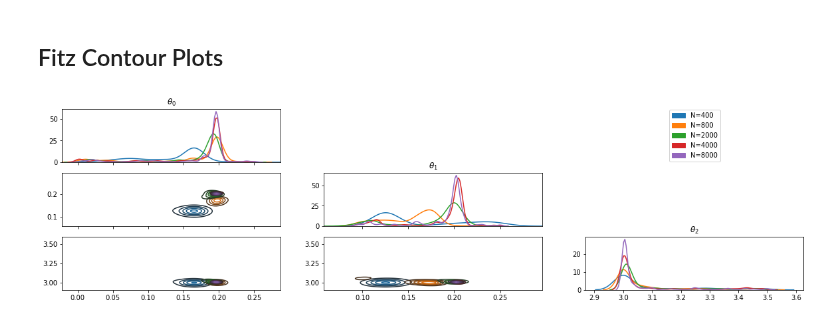
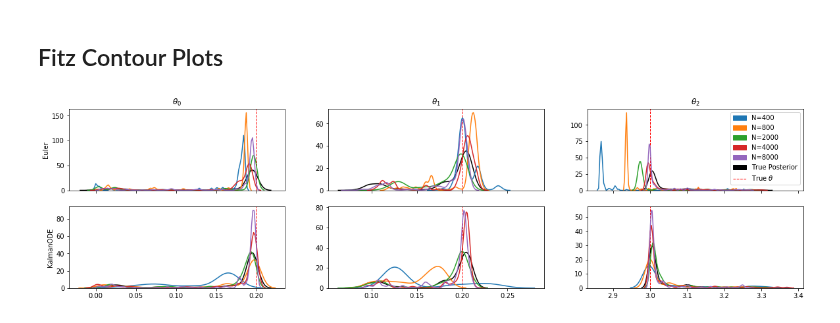
Before and after one commit to mlysy/rodeo-legacy, a Jupyter notebook: cython/KalmanODE.ipynb, the cells around one changed output. Drawn from its saved outputs; the diff is of its cells as text; code cells hidden in the pictures.

Commit message:
Updated graph

```diff
--- a/cython/KalmanODE.ipynb
+++ b/cython/KalmanODE.ipynb
@@ -269,6 +284,19 @@ h = np.array([.1, .05, .02, .01, .005])
 n_h = len(h)
 h_eval = 40/h # Step size
 h_eval = h_eval.astype(int)
+# %%
+theta0 = np.array([.25, .25, 3.5])
+theta_true = np.array([.2, .2, 3.])
+n_theta = len(theta0)
+theta_sd = np.ones(n_theta) # lognormal theta variance
+rwsd = np.array([.01, .01, .01])
+n_samples = 500
+n_eval = 400
+start_ind = 10
+fitz_ode_theta = np.zeros((n_samples, n_theta))
+fitz = Fitz(n_state1, n_state2, n_state, n_meas)
+fitz_ode_theta = fitz.mwg_ode(n_samples, Y_t, start_ind, tmin, tmax, n_eval, w_mat, x0[0], theta0,
+                             theta_true, theta_sd, gamma, rwsd)
 # %%
 theta0 = np.array([.25, .25, 3.5])
 theta_true = np.array([.2, .2, 3.])
@@ -284,8 +312,10 @@ for i in range(3,4):
                      theta_true, theta_sd, gamma, tau, sigma, rwsd, 1)
     fitz_theta[i] = Theta
 # %%
-theta0 = np.array([.1, .1, 2.5])
+theta0 = np.array([.25, .25, 3.5])
 theta_true = np.array([.2, .2, 3.])
+n_theta = len(theta0)
+theta_sd = np.ones(n_theta) # lognormal theta variance
 rwsd = np.array([.01, .01, .01])
 n_samples = 500
 fitz_det_theta = np.zeros((n_h, n_samples, n_theta))
@@ -295,6 +325,6 @@ for i in range(n_h):
                              theta_true, theta_sd, gamma, rwsd)
     fitz_det_theta[i] = Theta_det
 # %%
-theta_plot(fitz_theta, h_eval, 5, True)
+theta_plot(fitz_det_theta, fitz_theta, fitz_ode_theta, theta_true, h_eval)
 # %% [output]
-[figure, old version]
+[figure, new version]
```
Also changed, not shown: parts of 6 cells of this notebook, 2 other files.
